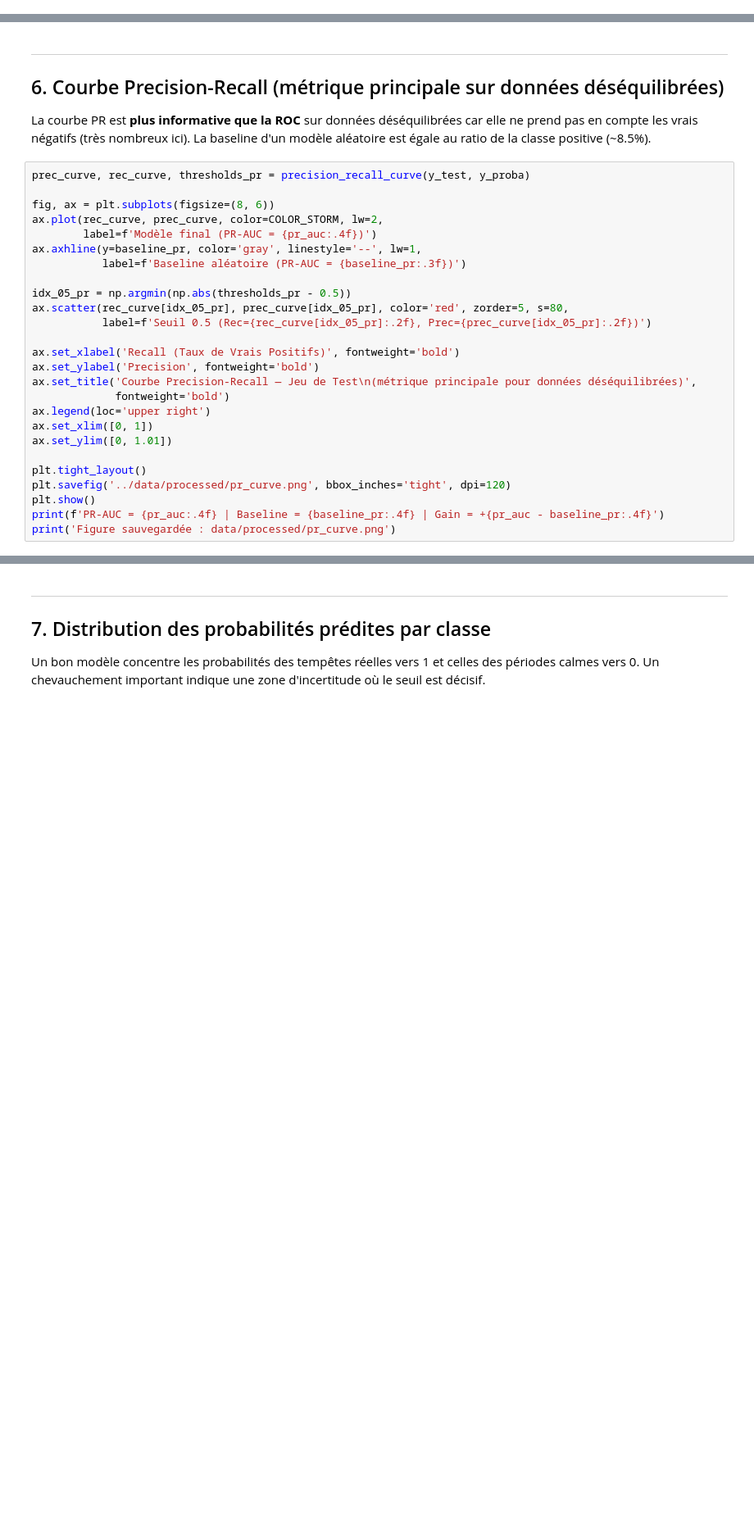
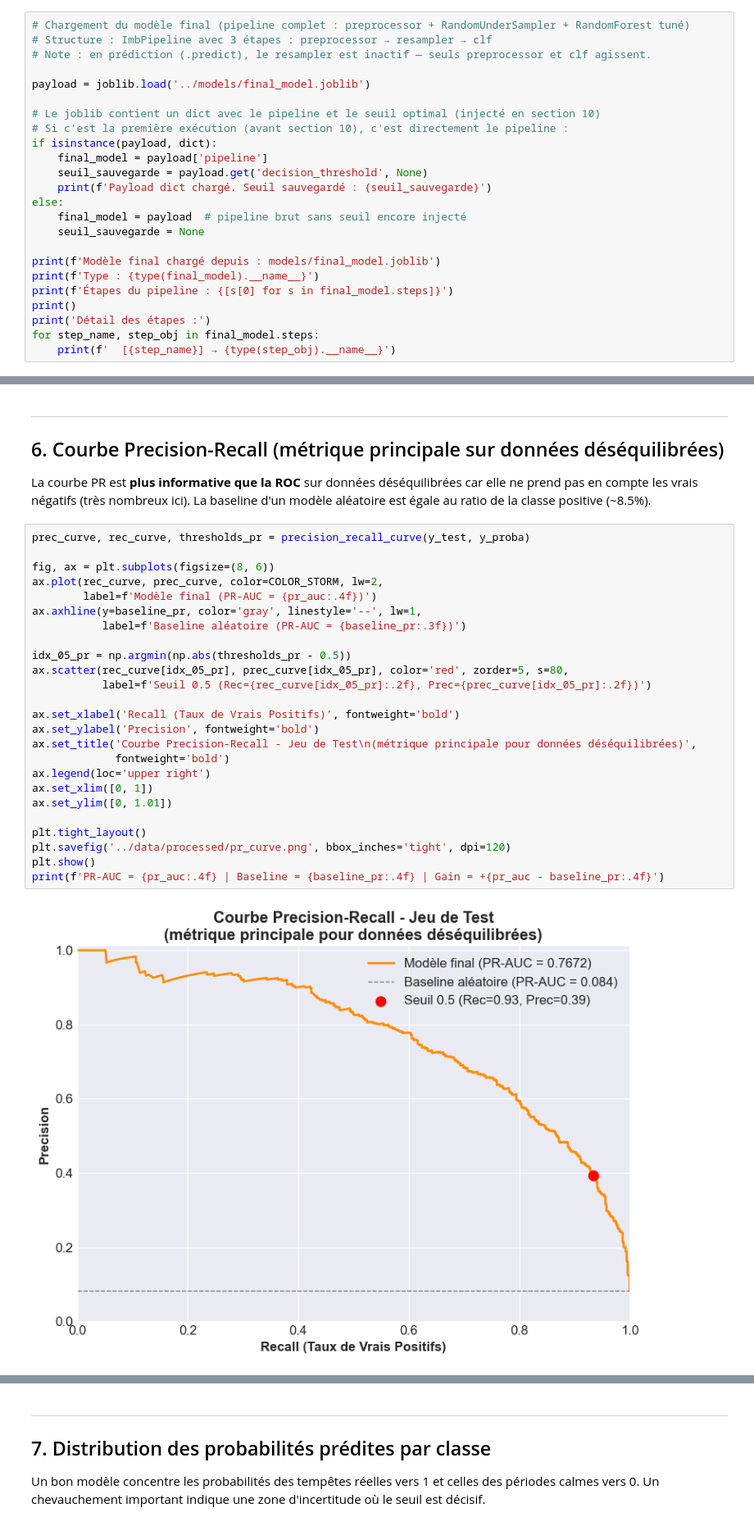
Before and after one commit to douae-rohand/PROJET_AURORAS, a Jupyter notebook: notebooks/06_evaluation.ipynb, the cells around one changed output, grey strips where cells are left out. Shown at 82% size. Drawn from its saved outputs; the diff is of its cells as text; blank space fills up the shorter version.

Commit message:
feat(phase3): add 06_evaluation.ipynb - évaluation finale sur test set

```diff
--- a/notebooks/06_evaluation.ipynb
+++ b/notebooks/06_evaluation.ipynb
@@ -85,0 +82,24 @@ print('[EN ATTENTE] Décommenter cette cellule quand final_model.joblib est cré
+# %%
+# Chargement du modèle final (pipeline complet : preprocessor + RandomUnderSampler + RandomForest tuné)
+# Structure : ImbPipeline avec 3 étapes : preprocessor → resampler → clf
+# Note : en prédiction (.predict), le resampler est inactif — seuls preprocessor et clf agissent.
+
+payload = joblib.load('../models/final_model.joblib')
+
+# Le joblib contient un dict avec le pipeline et le seuil optimal (injecté en section 10)
+# Si c'est la première exécution (avant section 10), c'est directement le pipeline :
+if isinstance(payload, dict):
+    final_model = payload['pipeline']
+    seuil_sauvegarde = payload.get('decision_threshold', None)
+    print(f'Payload dict chargé. Seuil sauvegardé : {seuil_sauvegarde}')
+else:
+    final_model = payload  # pipeline brut sans seuil encore injecté
+    seuil_sauvegarde = None
+
+print(f'Modèle final chargé depuis : models/final_model.joblib')
+print(f'Type : {type(final_model).__name__}')
+print(f'Étapes du pipeline : {[s[0] for s in final_model.steps]}')
+print()
+print('Détail des étapes :')
+for step_name, step_obj in final_model.steps:
+    print(f'  [{step_name}] → {type(step_obj).__name__}')
@@ -232,26 +352,27 @@ La courbe PR est **plus informative que la ROC** sur données déséquilibrées
 # %%
 prec_curve, rec_curve, thresholds_pr = precision_recall_curve(y_test, y_proba)
 
 fig, ax = plt.subplots(figsize=(8, 6))
 ax.plot(rec_curve, prec_curve, color=COLOR_STORM, lw=2,
         label=f'Modèle final (PR-AUC = {pr_auc:.4f})')
 ax.axhline(y=baseline_pr, color='gray', linestyle='--', lw=1,
            label=f'Baseline aléatoire (PR-AUC = {baseline_pr:.3f})')
 
 idx_05_pr = np.argmin(np.abs(thresholds_pr - 0.5))
 ax.scatter(rec_curve[idx_05_pr], prec_curve[idx_05_pr], color='red', zorder=5, s=80,
            label=f'Seuil 0.5 (Rec={rec_curve[idx_05_pr]:.2f}, Prec={prec_curve[idx_05_pr]:.2f})')
 
 ax.set_xlabel('Recall (Taux de Vrais Positifs)', fontweight='bold')
 ax.set_ylabel('Precision', fontweight='bold')
-ax.set_title('Courbe Precision-Recall — Jeu de Test\n(métrique principale pour données déséquilibrées)',
+ax.set_title('Courbe Precision-Recall - Jeu de Test\n(métrique principale pour données déséquilibrées)',
              fontweight='bold')
 ax.legend(loc='upper right')
 ax.set_xlim([0, 1])
 ax.set_ylim([0, 1.01])
 
 plt.tight_layout()
 plt.savefig('../data/processed/pr_curve.png', bbox_inches='tight', dpi=120)
 plt.show()
 print(f'PR-AUC = {pr_auc:.4f} | Baseline = {baseline_pr:.4f} | Gain = +{pr_auc - baseline_pr:.4f}')
-print('Figure sauvegardée : data/processed/pr_curve.png')
+# %% [output]
+[figure, added]
```
Also changed, not shown: parts of 29 cells of this notebook, 10 other files.
